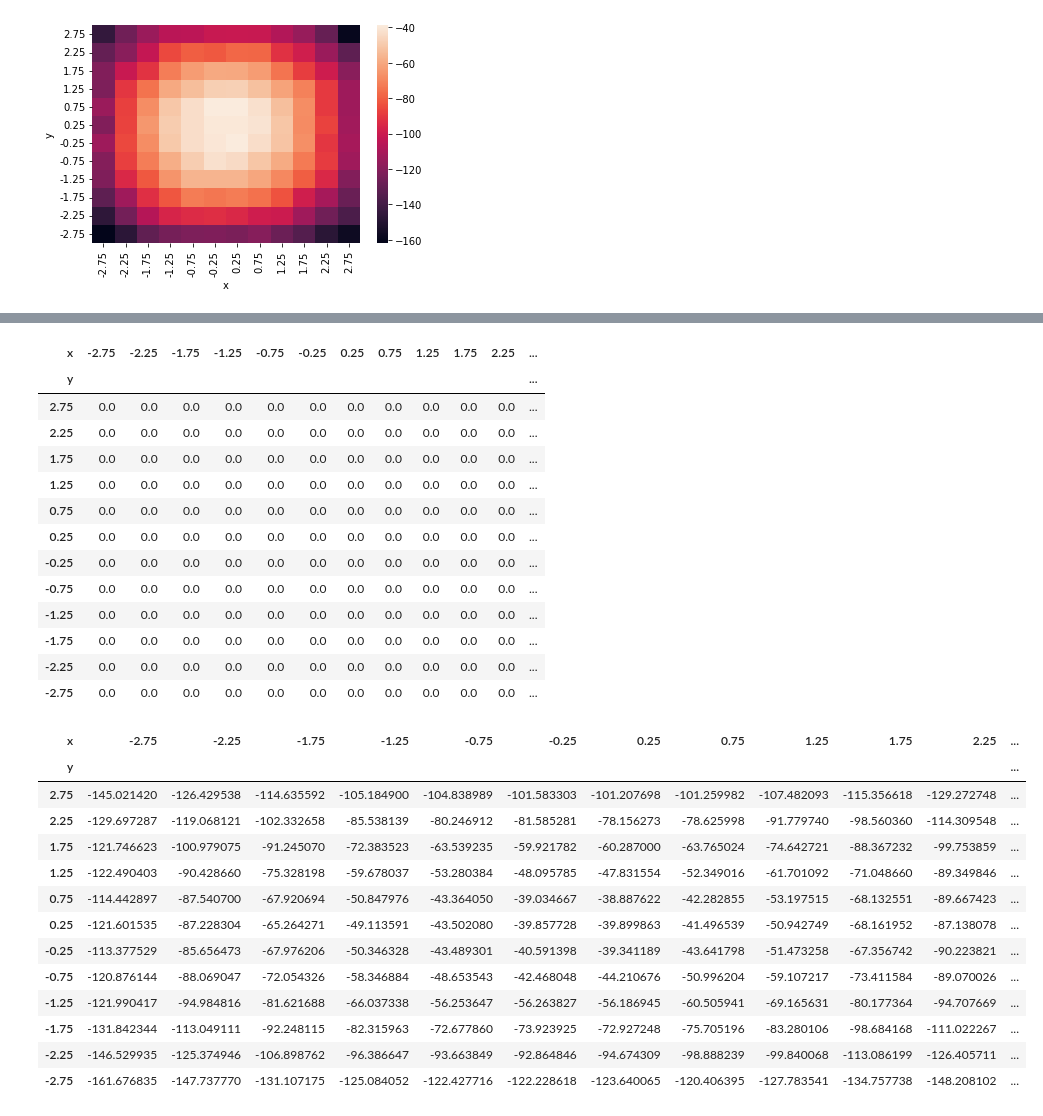
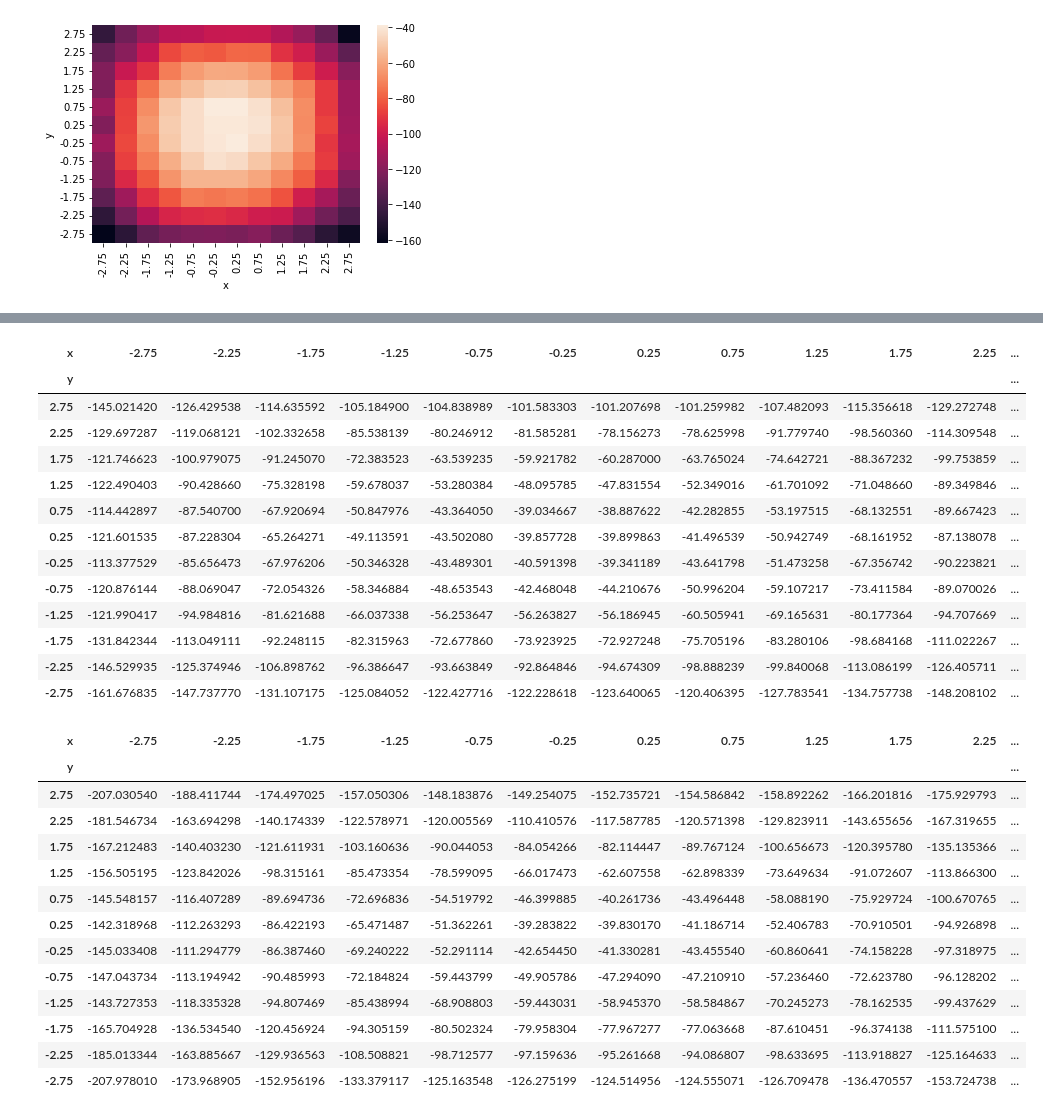
Before and after one commit to bay3s/autometa, a Jupyter notebook: analysis/point_navigation/notebooks/plotting.ipynb, the cells around one changed output, grey strips where cells are left out. Drawn from its saved outputs; the diff is of its cells as text; code cells hidden in the pictures.

```diff
--- a/analysis/point_navigation/notebooks/plotting.ipynb
+++ b/analysis/point_navigation/notebooks/plotting.ipynb
@@ -90,34 +90,34 @@ sns.heatmap(auto_dr_heatmap)
 # %%
-rl_squared_heatmap - auto_dr_heatmap
+rl_squared_heatmap
 # %% [output]
 | x | -2.75 | -2.25 | -1.75 | -1.25 | -0.75 | -0.25 | 0.25 | 0.75 | 1.25 | 1.75 | 2.25 | ... |
 | y |  |  |  |  |  |  |  |  |  |  |  | ... |
-| 2.75 | 0.0 | 0.0 | 0.0 | 0.0 | 0.0 | 0.0 | 0.0 | 0.0 | 0.0 | 0.0 | 0.0 | ... |
-| 2.25 | 0.0 | 0.0 | 0.0 | 0.0 | 0.0 | 0.0 | 0.0 | 0.0 | 0.0 | 0.0 | 0.0 | ... |
-| 1.75 | 0.0 | 0.0 | 0.0 | 0.0 | 0.0 | 0.0 | 0.0 | 0.0 | 0.0 | 0.0 | 0.0 | ... |
-| 1.25 | 0.0 | 0.0 | 0.0 | 0.0 | 0.0 | 0.0 | 0.0 | 0.0 | 0.0 | 0.0 | 0.0 | ... |
-| 0.75 | 0.0 | 0.0 | 0.0 | 0.0 | 0.0 | 0.0 | 0.0 | 0.0 | 0.0 | 0.0 | 0.0 | ... |
-| 0.25 | 0.0 | 0.0 | 0.0 | 0.0 | 0.0 | 0.0 | 0.0 | 0.0 | 0.0 | 0.0 | 0.0 | ... |
-| -0.25 | 0.0 | 0.0 | 0.0 | 0.0 | 0.0 | 0.0 | 0.0 | 0.0 | 0.0 | 0.0 | 0.0 | ... |
-| -0.75 | 0.0 | 0.0 | 0.0 | 0.0 | 0.0 | 0.0 | 0.0 | 0.0 | 0.0 | 0.0 | 0.0 | ... |
-| -1.25 | 0.0 | 0.0 | 0.0 | 0.0 | 0.0 | 0.0 | 0.0 | 0.0 | 0.0 | 0.0 | 0.0 | ... |
-| -1.75 | 0.0 | 0.0 | 0.0 | 0.0 | 0.0 | 0.0 | 0.0 | 0.0 | 0.0 | 0.0 | 0.0 | ... |
-| -2.25 | 0.0 | 0.0 | 0.0 | 0.0 | 0.0 | 0.0 | 0.0 | 0.0 | 0.0 | 0.0 | 0.0 | ... |
-| -2.75 | 0.0 | 0.0 | 0.0 | 0.0 | 0.0 | 0.0 | 0.0 | 0.0 | 0.0 | 0.0 | 0.0 | ... |
+| 2.75 | -145.021420 | -126.429538 | -114.635592 | -105.184900 | -104.838989 | -101.583303 | -101.207698 | -101.259982 | -107.482093 | -115.356618 | -129.272748 | ... |
+| 2.25 | -129.697287 | -119.068121 | -102.332658 | -85.538139 | -80.246912 | -81.585281 | -78.156273 | -78.625998 | -91.779740 | -98.560360 | -114.309548 | ... |
+| 1.75 | -121.746623 | -100.979075 | -91.245070 | -72.383523 | -63.539235 | -59.921782 | -60.287000 | -63.765024 | -74.642721 | -88.367232 | -99.753859 | ... |
+| 1.25 | -122.490403 | -90.428660 | -75.328198 | -59.678037 | -53.280384 | -48.095785 | -47.831554 | -52.349016 | -61.701092 | -71.048660 | -89.349846 | ... |
+| 0.75 | -114.442897 | -87.540700 | -67.920694 | -50.847976 | -43.364050 | -39.034667 | -38.887622 | -42.282855 | -53.197515 | -68.132551 | -89.667423 | ... |
+| 0.25 | -121.601535 | -87.228304 | -65.264271 | -49.113591 | -43.502080 | -39.857728 | -39.899863 | -41.496539 | -50.942749 | -68.161952 | -87.138078 | ... |
+| -0.25 | -113.377529 | -85.656473 | -67.976206 | -50.346328 | -43.489301 | -40.591398 | -39.341189 | -43.641798 | -51.473258 | -67.356742 | -90.223821 | ... |
+| -0.75 | -120.876144 | -88.069047 | -72.054326 | -58.346884 | -48.653543 | -42.468048 | -44.210676 | -50.996204 | -59.107217 | -73.411584 | -89.070026 | ... |
+| -1.25 | -121.990417 | -94.984816 | -81.621688 | -66.037338 | -56.253647 | -56.263827 | -56.186945 | -60.505941 | -69.165631 | -80.177364 | -94.707669 | ... |
+| -1.75 | -131.842344 | -113.049111 | -92.248115 | -82.315963 | -72.677860 | -73.923925 | -72.927248 | -75.705196 | -83.280106 | -98.684168 | -111.022267 | ... |
+| -2.25 | -146.529935 | -125.374946 | -106.898762 | -96.386647 | -93.663849 | -92.864846 | -94.674309 | -98.888239 | -99.840068 | -113.086199 | -126.405711 | ... |
+| -2.75 | -161.676835 | -147.737770 | -131.107175 | -125.084052 | -122.427716 | -122.228618 | -123.640065 | -120.406395 | -127.783541 | -134.757738 | -148.208102 | ... |
-# %%
-rl_squared_heatmap
-# %% [output]
-| x | -2.75 | -2.25 | -1.75 | -1.25 | -0.75 | -0.25 | 0.25 | 0.75 | 1.25 | 1.75 | 2.25 | ... |
-| y |  |  |  |  |  |  |  |  |  |  |  | ... |
-| 2.75 | -145.021420 | -126.429538 | -114.635592 | -105.184900 | -104.838989 | -101.583303 | -101.207698 | -101.259982 | -107.482093 | -115.356618 | -129.272748 | ... |
-| 2.25 | -129.697287 | -119.068121 | -102.332658 | -85.538139 | -80.246912 | -81.585281 | -78.156273 | -78.625998 | -91.779740 | -98.560360 | -114.309548 | ... |
-| 1.75 | -121.746623 | -100.979075 | -91.245070 | -72.383523 | -63.539235 | -59.921782 | -60.287000 | -63.765024 | -74.642721 | -88.367232 | -99.753859 | ... |
-| 1.25 | -122.490403 | -90.428660 | -75.328198 | -59.678037 | -53.280384 | -48.095785 | -47.831554 | -52.349016 | -61.701092 | -71.048660 | -89.349846 | ... |
-| 0.75 | -114.442897 | -87.540700 | -67.920694 | -50.847976 | -43.364050 | -39.034667 | -38.887622 | -42.282855 | -53.197515 | -68.132551 | -89.667423 | ... |
-| 0.25 | -121.601535 | -87.228304 | -65.264271 | -49.113591 | -43.502080 | -39.857728 | -39.899863 | -41.496539 | -50.942749 | -68.161952 | -87.138078 | ... |
-| -0.25 | -113.377529 | -85.656473 | -67.976206 | -50.346328 | -43.489301 | -40.591398 | -39.341189 | -43.641798 | -51.473258 | -67.356742 | -90.223821 | ... |
-| -0.75 | -120.876144 | -88.069047 | -72.054326 | -58.346884 | -48.653543 | -42.468048 | -44.210676 | -50.996204 | -59.107217 | -73.411584 | -89.070026 | ... |
-| -1.25 | -121.990417 | -94.984816 | -81.621688 | -66.037338 | -56.253647 | -56.263827 | -56.186945 | -60.505941 | -69.165631 | -80.177364 | -94.707669 | ... |
-| -1.75 | -131.842344 | -113.049111 | -92.248115 | -82.315963 | -72.677860 | -73.923925 | -72.927248 | -75.705196 | -83.280106 | -98.684168 | -111.022267 | ... |
-| -2.25 | -146.529935 | -125.374946 | -106.898762 | -96.386647 | -93.663849 | -92.864846 | -94.674309 | -98.888239 | -99.840068 | -113.086199 | -126.405711 | ... |
-| -2.75 | -161.676835 | -147.737770 | -131.107175 | -125.084052 | -122.427716 | -122.228618 | -123.640065 | -120.406395 | -127.783541 | -134.757738 | -148.208102 | ... |
+# %%
+auto_dr_heatmap
+# %% [output]
+| x | -2.75 | -2.25 | -1.75 | -1.25 | -0.75 | -0.25 | 0.25 | 0.75 | 1.25 | 1.75 | 2.25 | ... |
+| y |  |  |  |  |  |  |  |  |  |  |  | ... |
+| 2.75 | -207.030540 | -188.411744 | -174.497025 | -157.050306 | -148.183876 | -149.254075 | -152.735721 | -154.586842 | -158.892262 | -166.201816 | -175.929793 | ... |
+| 2.25 | -181.546734 | -163.694298 | -140.174339 | -122.578971 | -120.005569 | -110.410576 | -117.587785 | -120.571398 | -129.823911 | -143.655656 | -167.319655 | ... |
+| 1.75 | -167.212483 | -140.403230 | -121.611931 | -103.160636 | -90.044053 | -84.054266 | -82.114447 | -89.767124 | -100.656673 | -120.395780 | -135.135366 | ... |
+| 1.25 | -156.505195 | -123.842026 | -98.315161 | -85.473354 | -78.599095 | -66.017473 | -62.607558 | -62.898339 | -73.649634 | -91.072607 | -113.866300 | ... |
+| 0.75 | -145.548157 | -116.407289 | -89.694736 | -72.696836 | -54.519792 | -46.399885 | -40.261736 | -43.496448 | -58.088190 | -75.929724 | -100.670765 | ... |
+| 0.25 | -142.318968 | -112.263293 | -86.422193 | -65.471487 | -51.362261 | -39.283822 | -39.830170 | -41.186714 | -52.406783 | -70.910501 | -94.926898 | ... |
+| -0.25 | -145.033408 | -111.294779 | -86.387460 | -69.240222 | -52.291114 | -42.654450 | -41.330281 | -43.455540 | -60.860641 | -74.158228 | -97.318975 | ... |
+| -0.75 | -147.043734 | -113.194942 | -90.485993 | -72.184824 | -59.443799 | -49.905786 | -47.294090 | -47.210910 | -57.236460 | -72.623780 | -96.128202 | ... |
+| -1.25 | -143.727353 | -118.335328 | -94.807469 | -85.438994 | -68.908803 | -59.443031 | -58.945370 | -58.584867 | -70.245273 | -78.162535 | -99.437629 | ... |
+| -1.75 | -165.704928 | -136.534540 | -120.456924 | -94.305159 | -80.502324 | -79.958304 | -77.967277 | -77.063668 | -87.610451 | -96.374138 | -111.575100 | ... |
+| -2.25 | -185.013344 | -163.885667 | -129.936563 | -108.508821 | -98.712577 | -97.159636 | -95.261668 | -94.086807 | -98.633695 | -113.918827 | -125.164633 | ... |
+| -2.75 | -207.978010 | -173.968905 | -152.956196 | -133.379117 | -125.163548 | -126.275199 | -124.514956 | -124.555071 | -126.709478 | -136.470557 | -153.724738 | ... |
```
Also changed, not shown: parts of 2 cells of this notebook, 3 other files.
